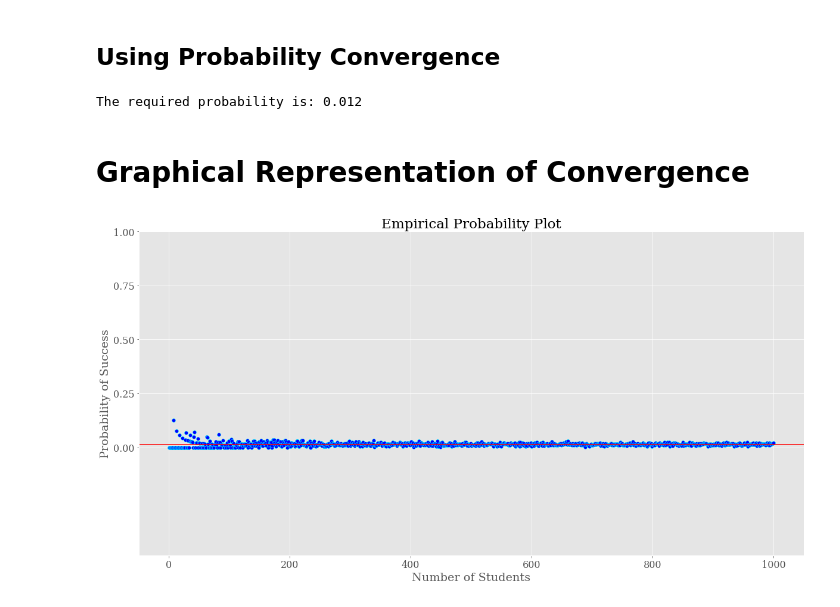
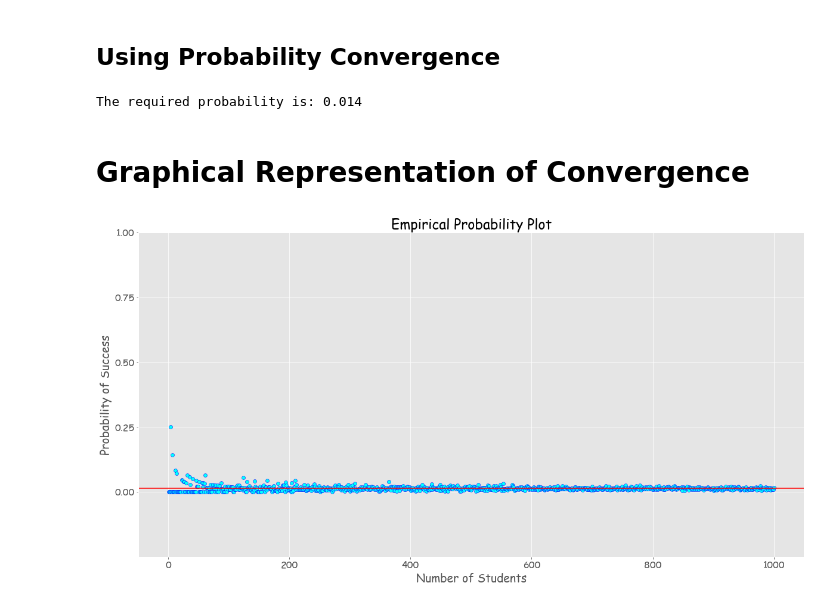
Before and after one commit to Koyel-Chakraborty/Probability-Convergence, a Jupyter notebook: MCQ m Problem.ipynb, the cells around one changed output. Cells and saved outputs as stored; diff of their text form; code cells hidden in the pictures.

Commit message:
Add files via upload
This problem is about an hypothetical MCQ test, where our objective is to find out the probability of passing by blind guess.....

```diff
--- a/MCQ m Problem.ipynb
+++ b/MCQ m Problem.ipynb
@@ -29,9 +29,9 @@ class Question_set:
             ans_dict[f'Q.{i+1}'] = random.randint(1, self.number_of_opts)
         return ans_dict
 class Student(Question_set):
-    def __init__(self,number_of_questions, number_of_options):
-        self.number_of_qs = number_of_questions
-        self.number_of_opts = number_of_options
+    def __init__(self, question_paper):
+        self.number_of_qs = question_paper.number_of_qs
+        self.number_of_opts = question_paper.number_of_opts
     def Given_Responses(self):
         resp_dict = {}
         for i in range(self.number_of_qs):
@@ -49,7 +49,7 @@ A = Question_set(20,4)
 def probability_of_passing(question_paper = A, number_of_students = 100, pass_marks = 10):
     pass_count = 0
     for i in range(number_of_students):
-        stud = Student(question_paper.number_of_qs,question_paper.number_of_opts)
+        stud = Student(question_paper)
         if stud.Score() >= pass_marks:
             pass_count+=1
     return pass_count/number_of_students
@@ -57,22 +57,23 @@ def probability_of_passing(question_paper = A, number_of_students = 100, pass_ma
 observed_probability = probability_of_passing(number_of_students = 1000)
 print(f'The required probability is: {observed_probability}')
 # %% [output]
-The required probability is: 0.012
+The required probability is: 0.014
 # %% [markdown]
 # Graphical Representation of Convergence
 # %%
 prob_ls = [probability_of_passing(number_of_students = i) for i in range(1,1000+1)]
 plt.figure(figsize = (20,10))
 plt.style.use('ggplot')
-plt.rcParams['font.family']='serif'
+plt.rcParams['font.family']='sans-serif'
+plt.rcParams['font.sans-serif']='Comic Sans MS'
 plt.rcParams['font.size']=16
-plt.scatter(range(1,1000+1),prob_ls, c = 'blue', edgecolors = 'cyan')
+plt.scatter(range(1,1000+1),prob_ls, c = 'cyan', edgecolors = 'blue')
 plt.axhline(y = theoritical_probability, color = 'r')
-plt.ylim(-0.5,1)
+plt.ylim(-0.25,1)
 plt.yticks([0.00,0.25,0.50,0.75,1.00])
 plt.title("Empirical Probability Plot")
 plt.xlabel('Number of Students')
 plt.ylabel('Probability of Success')
 plt.show()
 # %% [output]
-[figure, old version]
+[figure, new version]
```
Also changed, not shown: parts of 3 cells of this notebook.
